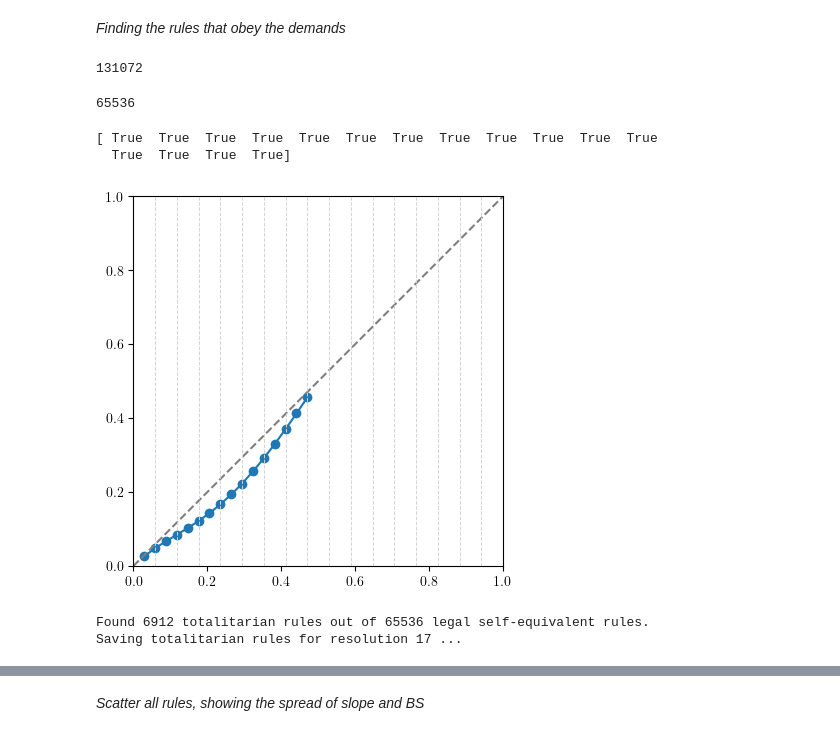
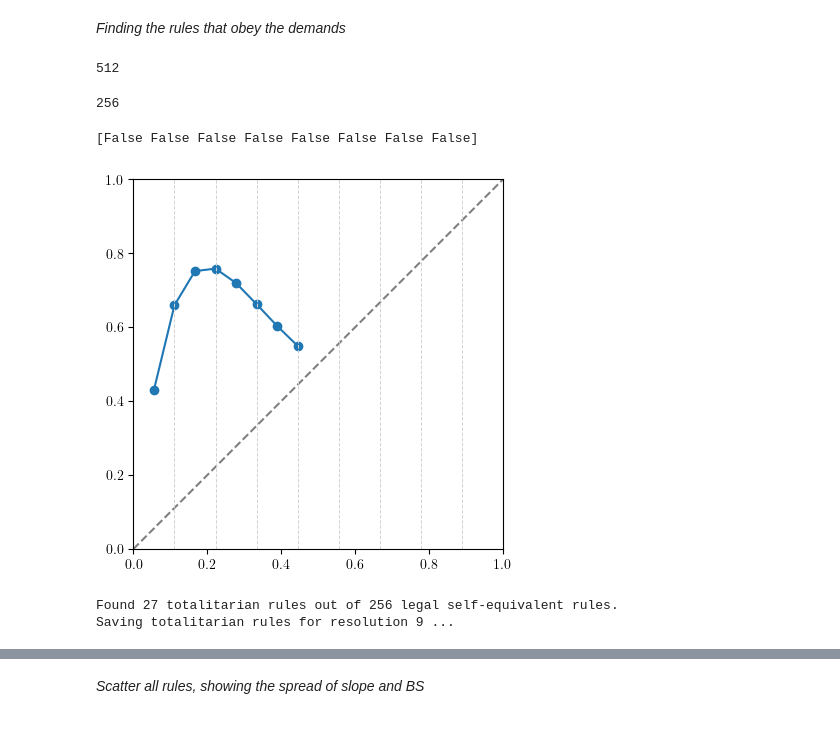
Before and after one commit to mrollier/network_automata_robustness, a Jupyter notebook: manuscript/impact_analysis-figures.ipynb, the cells around one changed output, grey strips where cells are left out. Saved outputs shown, nothing was run; the diff lists cells and outputs as text; code cells hidden in the pictures.

Commit message:
update all totalitarian rules (correctly this time)

```diff
--- a/manuscript/impact_analysis-figures.ipynb
+++ b/manuscript/impact_analysis-figures.ipynb
@@ -403,12 +400,12 @@ def find_tuples(r):
 def find_tuples_list(r):
     return list(find_tuples(r))
 
-resolution = 17
+resolution = 9
 self_equiv_rule_list = find_tuples_list(resolution)
 
 len(self_equiv_rule_list)
 # %% [output]
-131072
+512
 # %%
 ### find the rules that obey the mean-field curve conditions
 
@@ -420,38 +417,37 @@ for beta, sigma in self_equiv_rule_list:
 
 len(legal_self_equiv_rule_list)
 # %% [output]
-65536
+256
 # %%
 # we create the mean-field density propagation curve based on the resolution (only needs a limited number of points)
 # exlude the outer point (as these are already accounted for)
 # by construction, the upper half of the density values are symmetric to the lower half
 low_dens_array = np.linspace(0,.5,resolution+1)[1:-1]
-degree = 4
+degree = 9
 
 # pick random tuple from list
 (beta, sigma) = legal_self_equiv_rule_list[np.random.randint(len(legal_self_equiv_rule_list))]
 
 B_set = binary_indices(beta)
 S_set = binary_indices(sigma)
 
 low_mfdp = mean_field_dens_propagation(resolution, B_set=B_set, S_set=S_set, current_dens=low_dens_array, degree=degree)
 
 print(low_mfdp < low_dens_array)
 
 plt.plot(low_dens_array, low_mfdp, marker='o')
 plt.plot([0,1], [0,1], linestyle='--', color='gray')
 
 # square the plot visually
 plt.gca().set_aspect('equal', adjustable='box')
 plt.xlim(0, 1)
 plt.ylim(0, 1)
 
 for i in range(resolution):
     plt.axvline(x=i/resolution, color='lightgray', linestyle='--', linewidth=0.7)
 # %% [output]
-[ True  True  True  True  True  True  True  True  True  True  True  True
-  True  True  True  True]
+[False False False False False False False False]
-[figure, old version]
+[figure, new version]
 # %%
 # run over all legal self-equivalent rules and check which obey the condition
 totalitarian_rules = []
@@ -460,16 +456,18 @@ for beta,sigma in tqdm(legal_self_equiv_rule_list, total=len(legal_self_equiv_ru
     B_set = binary_indices(beta)
     S_set = binary_indices(sigma)
     low_mfdp = mean_field_dens_propagation(resolution, B_set=B_set, S_set=S_set, current_dens=low_dens_array, degree=8)
-    if not np.any(low_mfdp > low_dens_array):
-        totalitarian_rules.append((beta, sigma))
+    # also saves the edge cases where the mf is on the first bisector
+    if np.any(low_mfdp > low_dens_array):
+        continue
+    totalitarian_rules.append((beta, sigma))
 
 print(f"Found {len(totalitarian_rules)} totalitarian rules out of {len(legal_self_equiv_rule_list)} legal self-equivalent rules.")
 
 print(f"Saving totalitarian rules for resolution {resolution} ...")
 np.save(f'data/totalitarian_rules/totalitarian_rules_resolution{resolution}_degree{degree}.npy', np.array(totalitarian_rules))
 # %% [output]
-Found 6912 totalitarian rules out of 65536 legal self-equivalent rules.
-Saving totalitarian rules for resolution 17 ...
+Found 27 totalitarian rules out of 256 legal self-equivalent rules.
+Saving totalitarian rules for resolution 9 ...
 # %%
 # pick random tuple from list
 (beta, sigma) = totalitarian_rules[np.random.randint(len(totalitarian_rules))]
```
Also changed, not shown: parts of 9 cells of this notebook, 59 other files.
